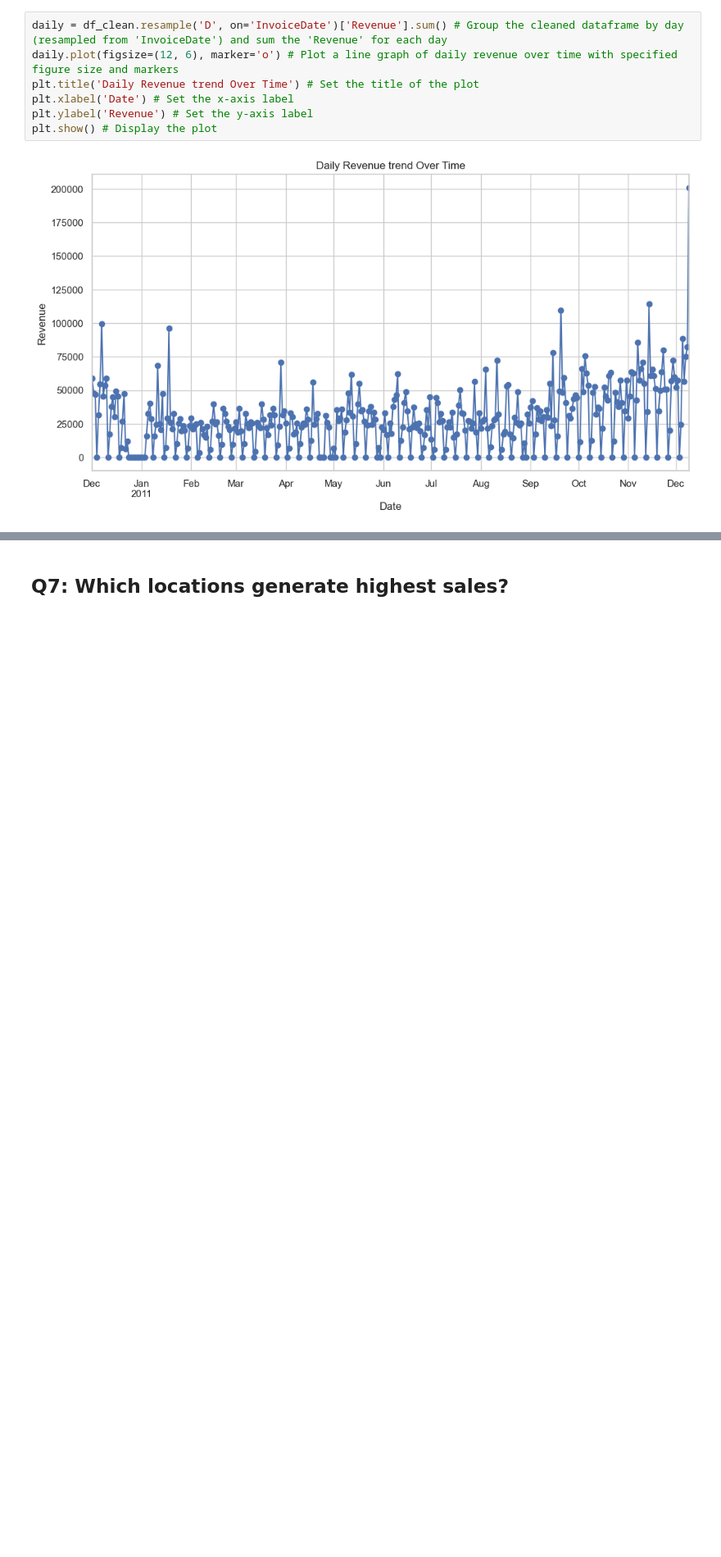
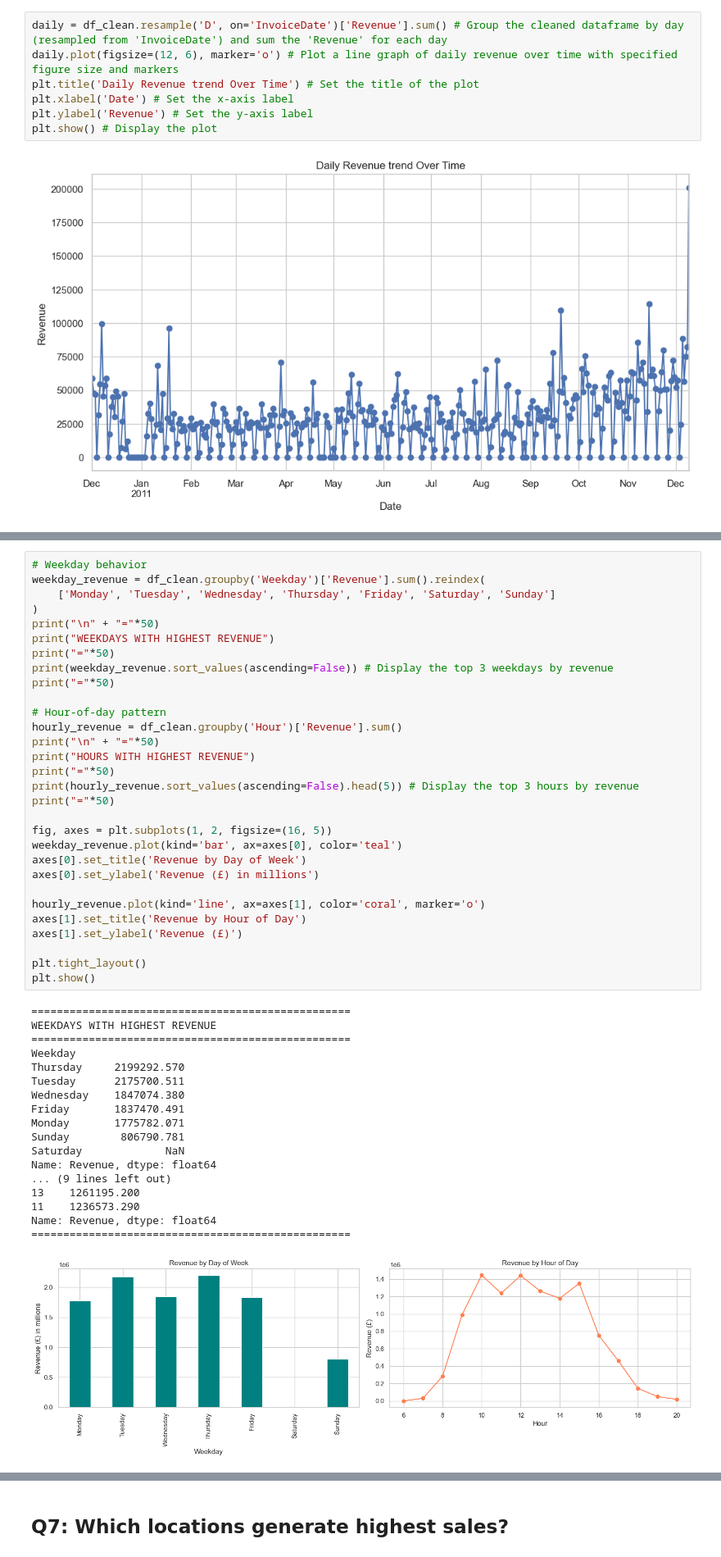
Before and after one commit to Tomisin510/Tomisin-Analytics, a Jupyter notebook: BuildLabs_Internship[Nexus_Fellowship]/Task1/Task_1.ipynb, the cells around one changed output, grey strips where cells are left out. Shown at 82% size. Drawn from its saved outputs; the diff is of its cells as text; blank space fills up the shorter version.

```diff
--- a/BuildLabs_Internship[Nexus_Fellowship]/Task1/Task_1.ipynb
+++ b/BuildLabs_Internship[Nexus_Fellowship]/Task1/Task_1.ipynb
@@ -517,0 +763,49 @@ plt.show() # Display the plot
+# %%
+# Weekday behavior
+weekday_revenue = df_clean.groupby('Weekday')['Revenue'].sum().reindex(
+    ['Monday', 'Tuesday', 'Wednesday', 'Thursday', 'Friday', 'Saturday', 'Sunday']
+)
+print("\n" + "="*50)
+print("WEEKDAYS WITH HIGHEST REVENUE")
+print("="*50)
+print(weekday_revenue.sort_values(ascending=False)) # Display the top 3 weekdays by revenue
+print("="*50)
+
+# Hour-of-day pattern
+hourly_revenue = df_clean.groupby('Hour')['Revenue'].sum()
+print("\n" + "="*50)
+print("HOURS WITH HIGHEST REVENUE")
+print("="*50)
+print(hourly_revenue.sort_values(ascending=False).head(5)) # Display the top 3 hours by revenue
+print("="*50)
+
+fig, axes = plt.subplots(1, 2, figsize=(16, 5))
+weekday_revenue.plot(kind='bar', ax=axes[0], color='teal')
+axes[0].set_title('Revenue by Day of Week')
+axes[0].set_ylabel('Revenue (£) in millions')
+
+hourly_revenue.plot(kind='line', ax=axes[1], color='coral', marker='o')
+axes[1].set_title('Revenue by Hour of Day')
+axes[1].set_ylabel('Revenue (£)')
+
+plt.tight_layout()
+plt.show()
+# %% [output]
+==================================================
+WEEKDAYS WITH HIGHEST REVENUE
+==================================================
+Weekday
+Thursday     2199292.570
+Tuesday      2175700.511
+Wednesday    1847074.380
+Friday       1837470.491
+Monday       1775782.071
+Sunday        806790.781
+Saturday             NaN
+Name: Revenue, dtype: float64
+... (9 lines left out)
+13    1261195.200
+11    1236573.290
+Name: Revenue, dtype: float64
+==================================================
+[figure, added]
```
Also changed, not shown: parts of 40 cells of this notebook.
